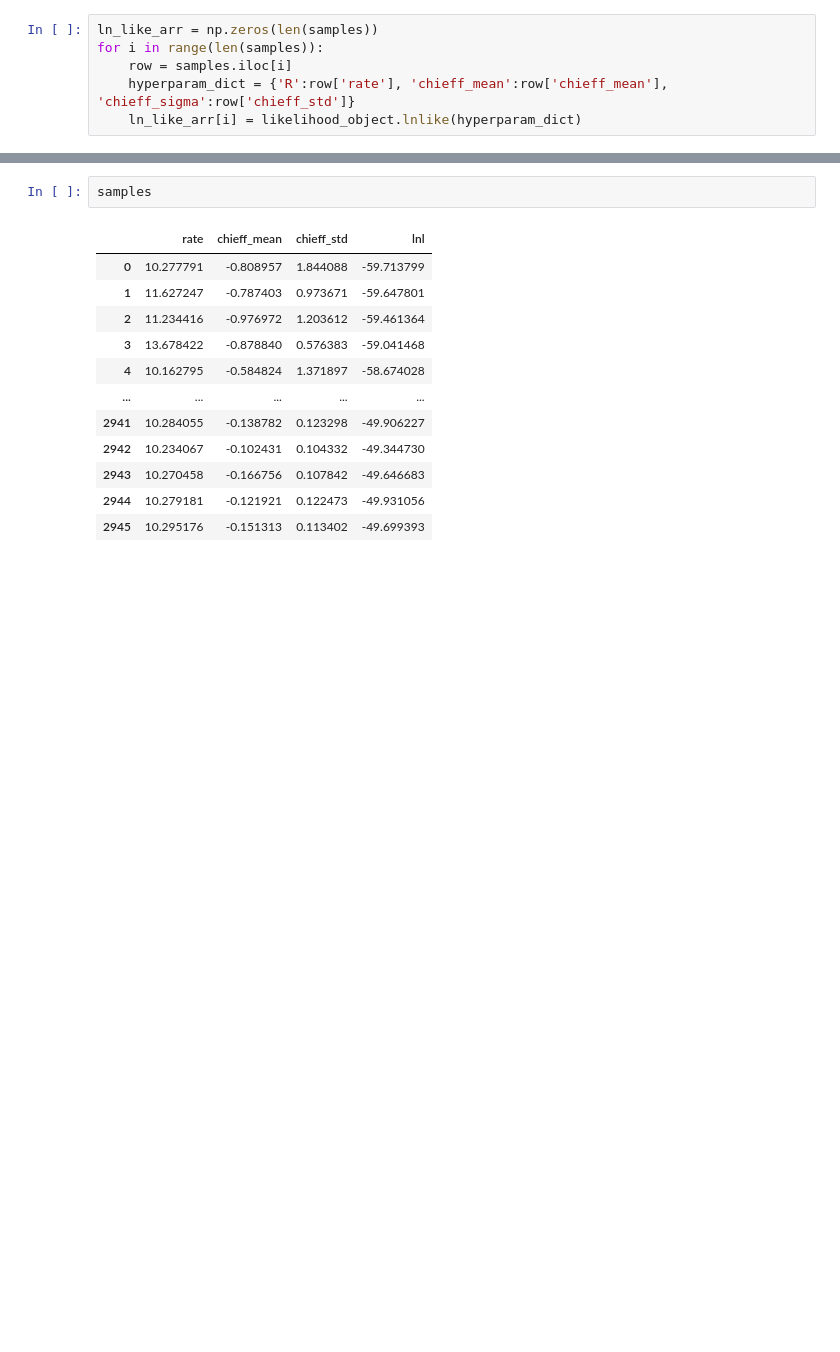
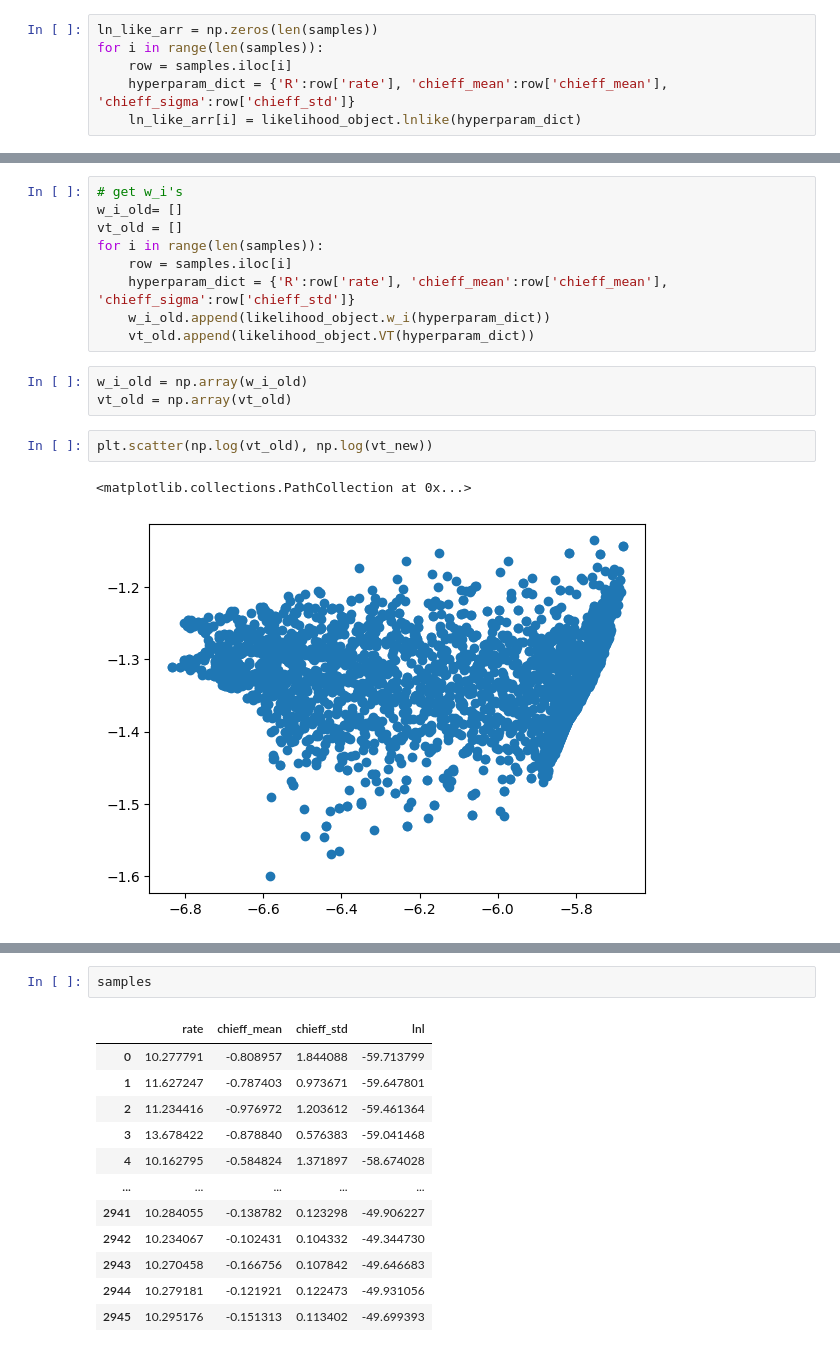
Before and after one commit to isha1810/cogwheel, a Jupyter notebook: cogwheel/population_inference/test_prior-Copy1.ipynb, the cells around one changed output, grey strips where cells are left out. Cells and saved outputs as stored; diff of their text form; blank space fills up the shorter version.

```diff
--- a/cogwheel/population_inference/test_prior-Copy1.ipynb
+++ b/cogwheel/population_inference/test_prior-Copy1.ipynb
@@ -455,0 +458,17 @@ Text(0, 0.5, 'new likelihood')
+# %%
+# get w_i's
+w_i_old= []
+vt_old = []
+for i in range(len(samples)):
+    row = samples.iloc[i]
+    hyperparam_dict = {'R':row['rate'], 'chieff_mean':row['chieff_mean'], 'chieff_sigma':row['chieff_std']}
+    w_i_old.append(likelihood_object.w_i(hyperparam_dict))
+    vt_old.append(likelihood_object.VT(hyperparam_dict))
+# %%
+w_i_old = np.array(w_i_old)
+vt_old = np.array(vt_old)
+# %%
+plt.scatter(np.log(vt_old), np.log(vt_new))
+# %% [output]
+<matplotlib.collections.PathCollection at 0x...>
+[figure, added]
```
Also changed, not shown: parts of 5 cells of this notebook, 1 other file.
